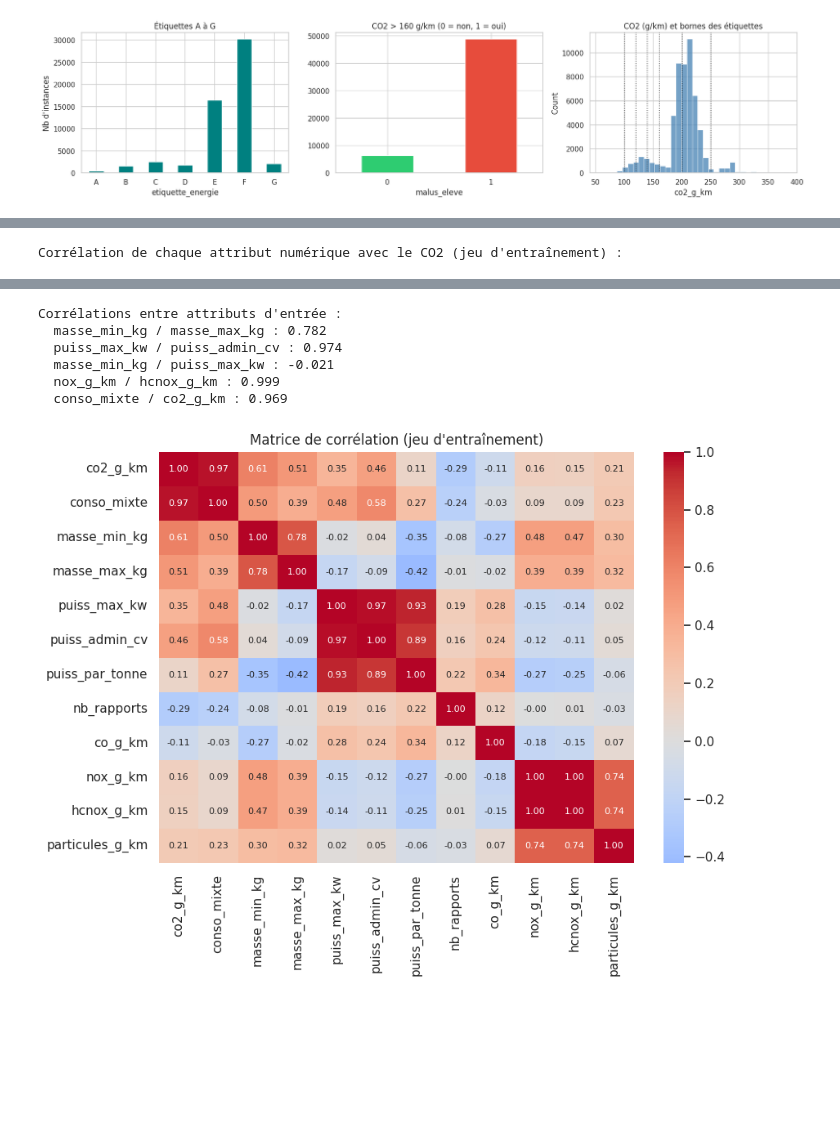
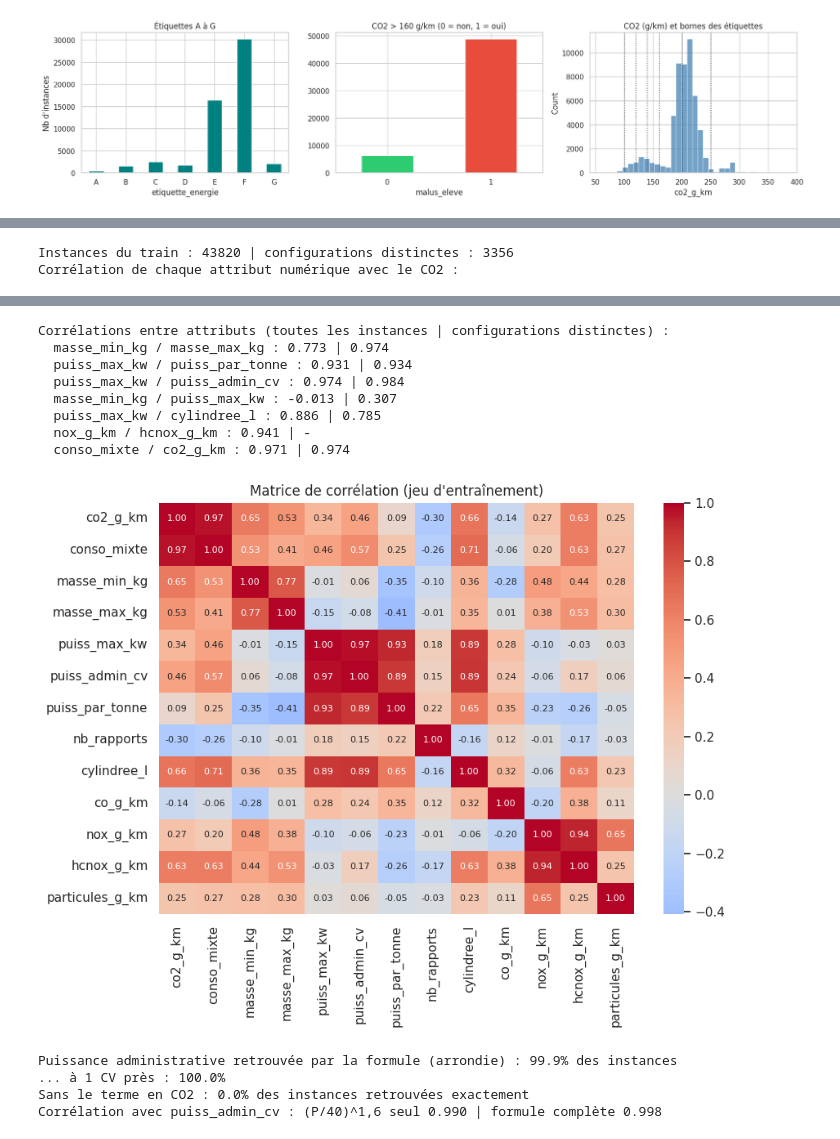
Before and after one commit to Polbailleul/AAA-Project-Levalois-Bailleul, a Jupyter notebook: Notebook_Bailleul_Levalois.ipynb, the cells around one changed output, grey strips where cells are left out. Cells and saved outputs as stored; diff of their text form; code cells hidden in the pictures; blank space fills up the shorter version.

```diff
--- a/Notebook_Bailleul_Levalois.ipynb
+++ b/Notebook_Bailleul_Levalois.ipynb
@@ -521,13 +600,27 @@ def add_features(d):
     d = d.copy()
     d["type_boite"] = d["boite_rapports"].astype(str).str.strip().str[0]
     d["nb_rapports"] = pd.to_numeric(d["boite_rapports"].astype(str).str.extract(r"(\d+)", expand=False), errors="coerce")
-    d.loc[d["type_boite"] == "V", "nb_rapports"] = np.nan   # boîte à variation continue (« V 0 ») : pas de nombre de rapports
+    d.loc[d["type_boite"] == "V", "nb_rapports"] = np.nan     # boîte à variation continue (« V 0 ») : pas de rapports fixes
     d["puiss_par_tonne"] = d["puiss_max_kw"] / (d["masse_min_kg"] / 1000.0)
     d["ecart_masse_kg"] = d["masse_max_kg"] - d["masse_min_kg"]
+
+    desc = d["description"].astype(str).str.upper()
+    # Cylindrée en litres, quand elle est écrite dans la description (« VIANO 2.2 CDI », « GIULIETTA 1.4 T-JET »)
+    d["cylindree_l"] = pd.to_numeric(desc.str.extract(r"(?<![\d.])([1-6]\.\d)(?!\d)", expand=False), errors="coerce")
+    # Transmission intégrale : 4x4, 4MATIC (Mercedes), QUATTRO (Audi), 4MOTION (Volkswagen), XDRIVE (BMW), AWD, 4WD
+    d["integrale"] = desc.str.contains(r"4X4|4MATIC|QUATTRO|4MOTION|XDRIVE|AWD|4WD").astype(int)
+    # Version présentée comme économique par le constructeur (BlueMotion, BlueHDi, Blue Lion, Ecoflex, Ecomotive, ECO, Start/Stop).
+    # BLUETEC (dépollution Mercedes), ECOBOOST (moteur Ford) ou STARTLINE (finition) ne sont pas des versions économiques.
+    d["version_eco"] = desc.str.contains(r"BLUEMOTION|BLUE ?HDI|BLUE LION|ECOFLEX|ECOMOTIVE|ECONETIC|\bECO\b|S/S|START ?/ ?STOP|STOP ?[/&] ?START").astype(int)
     return d
 
 train_set = add_features(train_set)
 test_set = add_features(test_set)
-display(train_set[["boite_rapports", "type_boite", "nb_rapports", "puiss_par_tonne", "ecart_masse_kg"]].head(5))
+display(train_set[["description", "type_boite", "nb_rapports", "cylindree_l", "integrale", "version_eco"]].drop_duplicates("description").head(6))
 print(train_set["type_boite"].value_counts().to_dict())
+print("Boîtes à variation continue dans le train :", (train_set["type_boite"] == "V").sum())
+print(f"Cylindrée trouvée dans la description : {train_set['cylindree_l'].notna().mean():.1%} des instances du train")
+print("Modèles les plus fréquents sans cylindrée :", train_set.loc[train_set["cylindree_l"].isna(), "modele"].value_counts().head(4).to_dict())
+print(f"Transmission intégrale : {train_set['integrale'].mean():.1%} | version économique : {train_set['version_eco'].mean():.1%}")
+print("CO2 moyen selon version économique (0/1) :", train_set.groupby("version_eco")["co2_g_km"].mean().round(1).to_dict())
 # %% [output]
@@ -542,18 +641,40 @@ print(train_set["type_boite"].value_counts().to_dict())
 explore = train_set.copy()
 
 corr = explore.drop(columns=["malus_eleve"]).select_dtypes(include=[np.number]).corr()
+
+# Les configurations répétées comptent autant de fois qu'elles apparaissent (section 3).
+# On refait donc les corrélations sur les configurations distinctes : une ligne par configuration, avec la moyenne des autres colonnes.
+cols_moy = ["co2_g_km", "conso_urb", "conso_exurb", "conso_mixte", "puiss_admin_cv", "nb_rapports", "puiss_par_tonne",
+            "ecart_masse_kg", "cylindree_l", "integrale", "version_eco"]
+explore_u = explore.groupby(FEAT_BRUTES, dropna=False, as_index=False)[cols_moy].mean()
+corr_u = explore_u.select_dtypes(include=[np.number]).corr()
+print(f"Instances du train : {len(explore)} | configurations distinctes : {len(explore_u)}")
 print("Corrélation de chaque attribut numérique avec le CO2 :")
-display(corr["co2_g_km"].drop("co2_g_km").sort_values(ascending=False).round(3).to_frame("corr avec CO2"))
+tab_corr = pd.DataFrame({"toutes les instances": corr["co2_g_km"], "configurations distinctes": corr_u["co2_g_km"]}).drop("co2_g_km")
+display(tab_corr.sort_values("toutes les instances", ascending=False).round(3))
 
 # Corrélations entre attributs d'entrée (colinéarité)
-print("Corrélations entre attributs d'entrée :")
-paires = [("masse_min_kg", "masse_max_kg"), ("puiss_max_kw", "puiss_admin_cv"), ("masse_min_kg", "puiss_max_kw"), ("nox_g_km", "hcnox_g_km"), ("conso_mixte", "co2_g_km")]
+print("Corrélations entre attributs (toutes les instances | configurations distinctes) :")
+paires = [("masse_min_kg", "masse_max_kg"), ("puiss_max_kw", "puiss_par_tonne"), ("puiss_max_kw", "puiss_admin_cv"),
+          ("masse_min_kg", "puiss_max_kw"), ("puiss_max_kw", "cylindree_l"), ("nox_g_km", "hcnox_g_km"), ("conso_mixte", "co2_g_km")]
 for a, b in paires:
-    print(f"  {a} / {b} : {explore[a].corr(explore[b]):.3f}")
+    cu = f"{explore_u[a].corr(explore_u[b]):.3f}" if a in explore_u and b in explore_u else "-"
+    print(f"  {a} / {b} : {explore[a].corr(explore[b]):.3f} | {cu}")
 
 plt.figure(figsize=(9, 7))
-cols_h = ["co2_g_km", "conso_mixte", "masse_min_kg", "masse_max_kg", "puiss_max_kw", "puiss_admin_cv", "puiss_par_tonne", "nb_rapports", "co_g_km", "nox_g_km", "hcnox_g_km", "particules_g_km"]
+cols_h = ["co2_g_km", "conso_mixte", "masse_min_kg", "masse_max_kg", "puiss_max_kw", "puiss_admin_cv", "puiss_par_tonne", "nb_rapports", "cylindree_l", "co_g_km", "nox_g_km", "hcnox_g_km", "particules_g_km"]
 sns.heatmap(explore[cols_h].corr(), annot=True, fmt=".2f", cmap="coolwarm", center=0, annot_kws={"size": 8})
 plt.title("Matrice de corrélation (jeu d'entraînement)"); plt.tight_layout(); plt.show()
+
+# Puissance administrative : de 1998 à 2020, la puissance fiscale se calcule avec la formule PA = CO2/45 + (P/40)^1,6
+# (P = puissance maximale en kW ; loi n° 98-546 du 2 juillet 1998, article 62). On vérifie si puiss_admin_cv suit cette formule.
+pa_calc = explore["co2_g_km"] / 45 + (explore["puiss_max_kw"] / 40) ** 1.6
+print(f"Puissance administrative retrouvée par la formule (arrondie) : {(pa_calc.round() == explore['puiss_admin_cv']).mean():.1%} des instances")
+print(f"... à 1 CV près : {((pa_calc - explore['puiss_admin_cv']).abs() <= 1).mean():.1%}")
+# Même test sans le terme en CO2, pour voir s'il est nécessaire
+pa_sans_co2 = (explore["puiss_max_kw"] / 40) ** 1.6
+print(f"Sans le terme en CO2 : {(pa_sans_co2.round() == explore['puiss_admin_cv']).mean():.1%} des instances retrouvées exactement")
+print(f"Corrélation avec puiss_admin_cv : (P/40)^1,6 seul {explore['puiss_admin_cv'].corr(pa_sans_co2):.3f} | formule complète {explore['puiss_admin_cv'].corr(pa_calc):.3f}")
 # %% [output]
-Corrélation de chaque attribut numérique avec le CO2 (jeu d'entraînement) :
+Instances du train : 43820 | configurations distinctes : 3356
+Corrélation de chaque attribut numérique avec le CO2 :
@@ -575,10 +698,16 @@ Corrélation de chaque attribut numérique avec le CO2 (jeu d'entraînement) :
-Corrélations entre attributs d'entrée :
-  masse_min_kg / masse_max_kg : 0.782
-  puiss_max_kw / puiss_admin_cv : 0.974
-  masse_min_kg / puiss_max_kw : -0.021
-  nox_g_km / hcnox_g_km : 0.999
-  conso_mixte / co2_g_km : 0.969
+Corrélations entre attributs (toutes les instances | configurations distinctes) :
+  masse_min_kg / masse_max_kg : 0.773 | 0.974
+  puiss_max_kw / puiss_par_tonne : 0.931 | 0.934
+  puiss_max_kw / puiss_admin_cv : 0.974 | 0.984
+  masse_min_kg / puiss_max_kw : -0.013 | 0.307
+  puiss_max_kw / cylindree_l : 0.886 | 0.785
+  nox_g_km / hcnox_g_km : 0.941 | -
+  conso_mixte / co2_g_km : 0.971 | 0.974
-[figure, old version]
+[figure, new version]
+Puissance administrative retrouvée par la formule (arrondie) : 99.9% des instances
+... à 1 CV près : 100.0%
+Sans le terme en CO2 : 0.0% des instances retrouvées exactement
+Corrélation avec puiss_admin_cv : (P/40)^1,6 seul 0.990 | formule complète 0.998
 # %%
 fig, ax = plt.subplots(1, 2, figsize=(16, 5))
 sc = ax[0].scatter(explore["masse_min_kg"], explore["puiss_max_kw"], c=explore["co2_g_km"], cmap="viridis", alpha=0.3, s=8)
```
Also changed, not shown: parts of 78 cells of this notebook, 1 other file.
